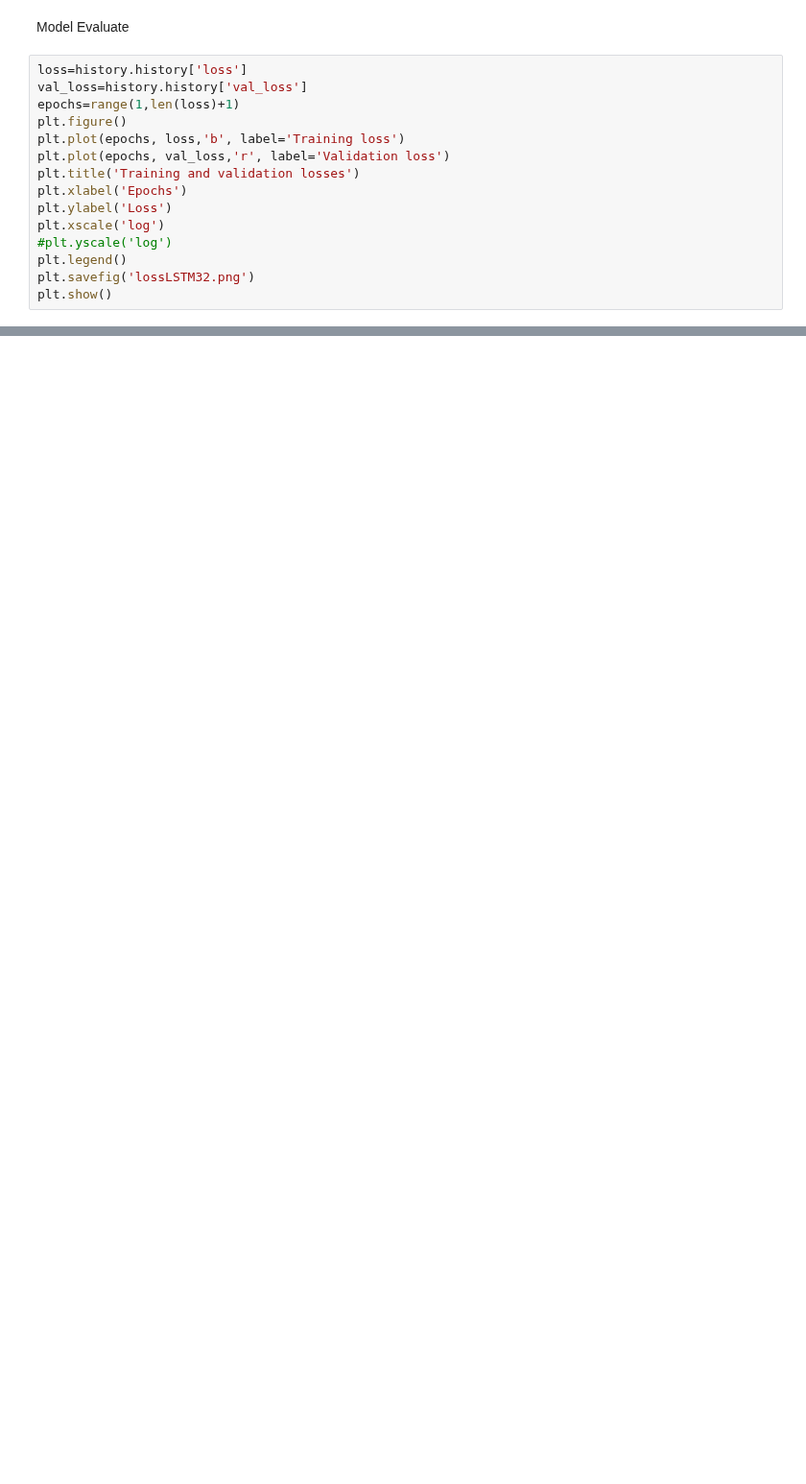
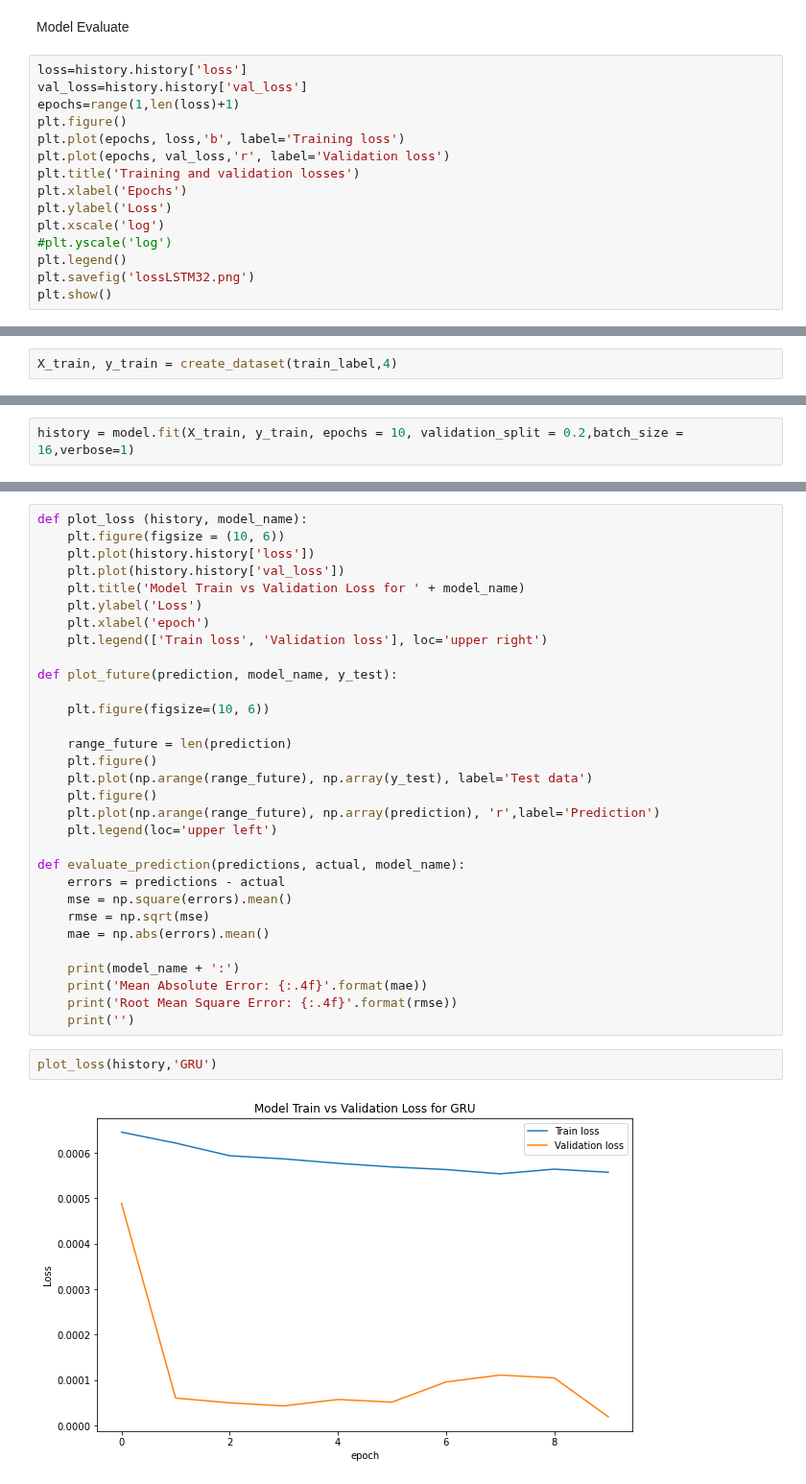
Before and after one commit to jorgebre98/Trabajo_Final_Graduacion, a Jupyter notebook: Mimetizadora_tensor.ipynb, the cells around one changed output, grey strips where cells are left out. Shown at 96% size. Cells and saved outputs as stored; diff of their text form; blank space fills up the shorter version.

```diff
--- a/Mimetizadora_tensor.ipynb
+++ b/Mimetizadora_tensor.ipynb
@@ -261,0 +266,2 @@ plt.show()
+# %%
+X_train, y_train = create_dataset(train_label,4)
@@ -261,0 +305,2 @@ plt.show()
+# %%
+history = model.fit(X_train, y_train, epochs = 10, validation_split = 0.2,batch_size = 16,verbose=1)
@@ -261,0 +328,35 @@ plt.show()
+# %%
+def plot_loss (history, model_name):
+    plt.figure(figsize = (10, 6))
+    plt.plot(history.history['loss'])
+    plt.plot(history.history['val_loss'])
+    plt.title('Model Train vs Validation Loss for ' + model_name)
+    plt.ylabel('Loss')
+    plt.xlabel('epoch')
+    plt.legend(['Train loss', 'Validation loss'], loc='upper right')
+
+def plot_future(prediction, model_name, y_test):
+
+    plt.figure(figsize=(10, 6))
+
+    range_future = len(prediction)
+    plt.figure()
+    plt.plot(np.arange(range_future), np.array(y_test), label='Test data')
+    plt.figure()
+    plt.plot(np.arange(range_future), np.array(prediction), 'r',label='Prediction')
+    plt.legend(loc='upper left')
+
+def evaluate_prediction(predictions, actual, model_name):
+    errors = predictions - actual
+    mse = np.square(errors).mean()
+    rmse = np.sqrt(mse)
+    mae = np.abs(errors).mean()
+
+    print(model_name + ':')
+    print('Mean Absolute Error: {:.4f}'.format(mae))
+    print('Root Mean Square Error: {:.4f}'.format(rmse))
+    print('')
+# %%
+plot_loss(history,'GRU')
+# %% [output]
+[figure, added]
```
Also changed, not shown: parts of 17 cells of this notebook, 1 other file.
